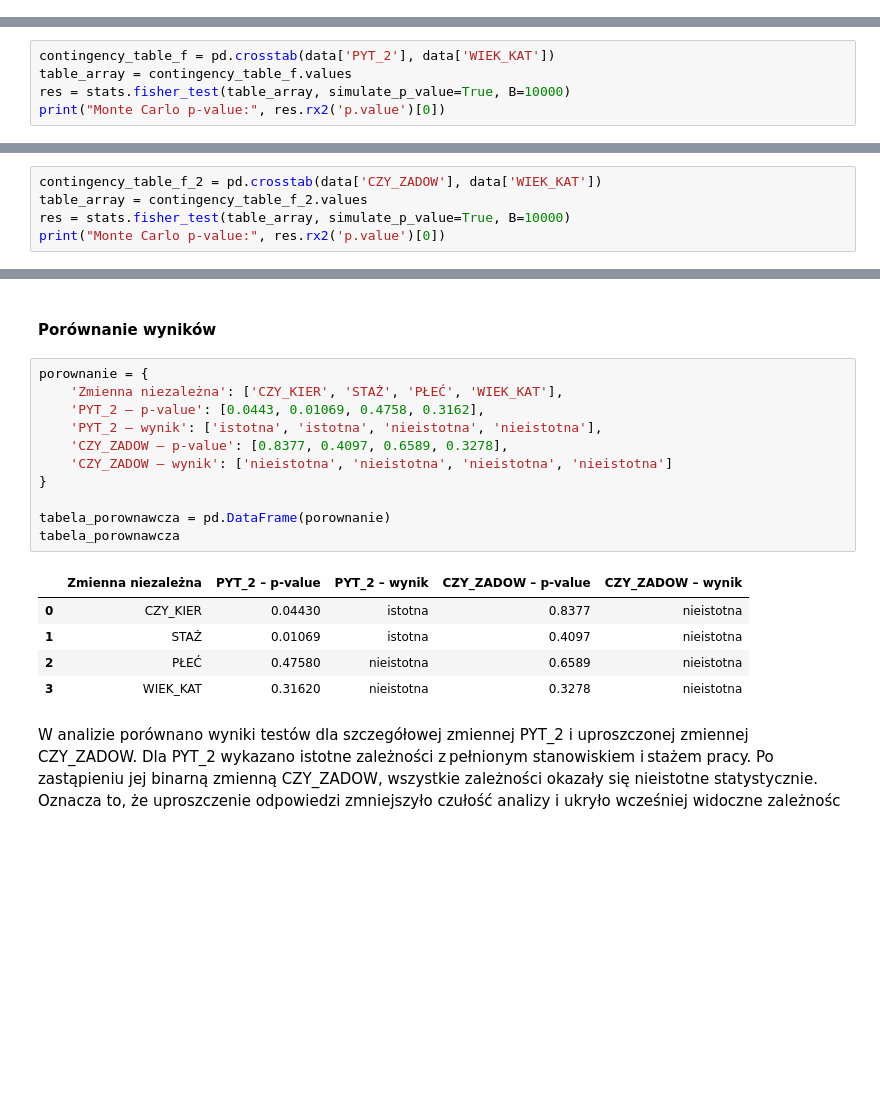
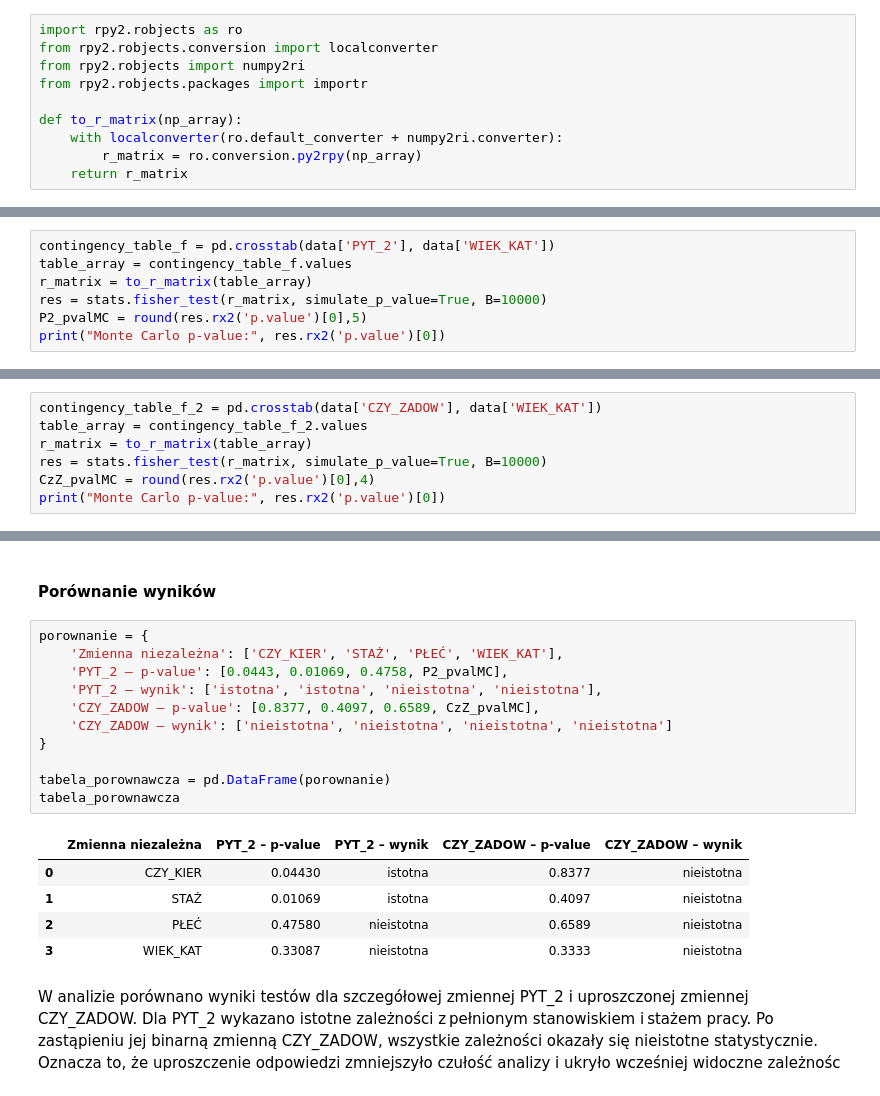
Before and after one commit to Jagaxxx/ADA_raporty, a Jupyter notebook: raport2/raport_l2.ipynb, the cells around one changed output, grey strips where cells are left out. Cells and saved outputs as stored; diff of their text form; blank space fills up the shorter version.

```diff
--- a/raport2/raport_l2.ipynb
+++ b/raport2/raport_l2.ipynb
@@ -293,0 +259,10 @@ context check the docstring for rpy2.robjects.conversion.Converter.context.
+# %%
+import rpy2.robjects as ro
+from rpy2.robjects.conversion import localconverter
+from rpy2.robjects import numpy2ri
+from rpy2.robjects.packages import importr
+
+def to_r_matrix(np_array):
+    with localconverter(ro.default_converter + numpy2ri.converter):
+        r_matrix = ro.conversion.py2rpy(np_array)
+    return r_matrix
@@ -419,6 +423,8 @@ W przypadku dużych tabel kontyngencji funkcja _fisher.test()_ w R może nie by
 # %%
 contingency_table_f = pd.crosstab(data['PYT_2'], data['WIEK_KAT'])
 table_array = contingency_table_f.values
-res = stats.fisher_test(table_array, simulate_p_value=True, B=10000)
+r_matrix = to_r_matrix(table_array)
+res = stats.fisher_test(r_matrix, simulate_p_value=True, B=10000)
+P2_pvalMC = round(res.rx2('p.value')[0],5)
 print("Monte Carlo p-value:", res.rx2('p.value')[0])
 # %% [output]
@@ -487,6 +497,8 @@ f) CZY_ZADOW oraz WIEK_KAT
 # %%
 contingency_table_f_2 = pd.crosstab(data['CZY_ZADOW'], data['WIEK_KAT'])
 table_array = contingency_table_f_2.values
-res = stats.fisher_test(table_array, simulate_p_value=True, B=10000)
+r_matrix = to_r_matrix(table_array)
+res = stats.fisher_test(r_matrix, simulate_p_value=True, B=10000)
+CzZ_pvalMC = round(res.rx2('p.value')[0],4)
 print("Monte Carlo p-value:", res.rx2('p.value')[0])
 # %% [output]
@@ -498,20 +510,20 @@ Na podstawie wyników testu Fishera z symulacją Monte Carlo możemy stwierdzić
 # %%
 porownanie = {
     'Zmienna niezależna': ['CZY_KIER', 'STAŻ', 'PŁEĆ', 'WIEK_KAT'],
-    'PYT_2 – p-value': [0.0443, 0.01069, 0.4758, 0.3162],
+    'PYT_2 – p-value': [0.0443, 0.01069, 0.4758, P2_pvalMC],
     'PYT_2 – wynik': ['istotna', 'istotna', 'nieistotna', 'nieistotna'],
-    'CZY_ZADOW – p-value': [0.8377, 0.4097, 0.6589, 0.3278],
+    'CZY_ZADOW – p-value': [0.8377, 0.4097, 0.6589, CzZ_pvalMC],
     'CZY_ZADOW – wynik': ['nieistotna', 'nieistotna', 'nieistotna', 'nieistotna']
 }
 
 tabela_porownawcza = pd.DataFrame(porownanie)
 tabela_porownawcza
 # %% [output]
 |  | Zmienna niezależna | PYT_2 – p-value | PYT_2 – wynik | CZY_ZADOW – p-value | CZY_ZADOW – wynik |
 | 0 | CZY_KIER | 0.04430 | istotna | 0.8377 | nieistotna |
 | 1 | STAŻ | 0.01069 | istotna | 0.4097 | nieistotna |
 | 2 | PŁEĆ | 0.47580 | nieistotna | 0.6589 | nieistotna |
-| 3 | WIEK_KAT | 0.31620 | nieistotna | 0.3278 | nieistotna |
+| 3 | WIEK_KAT | 0.33087 | nieistotna | 0.3333 | nieistotna |
 # %% [markdown]
 W analizie porównano wyniki testów dla szczegółowej zmiennej PYT_2 i uproszczonej zmiennej CZY_ZADOW. Dla PYT_2 wykazano istotne zależności z pełnionym stanowiskiem i stażem pracy. Po zastąpieniu jej binarną zmienną CZY_ZADOW, wszystkie zależności okazały się nieistotne statystycznie. Oznacza to, że uproszczenie odpowiedzi zmniejszyło czułość analizy i ukryło wcześniej widoczne zależnośc
 # %% [markdown]
```
Also changed, not shown: parts of 70 cells of this notebook.
